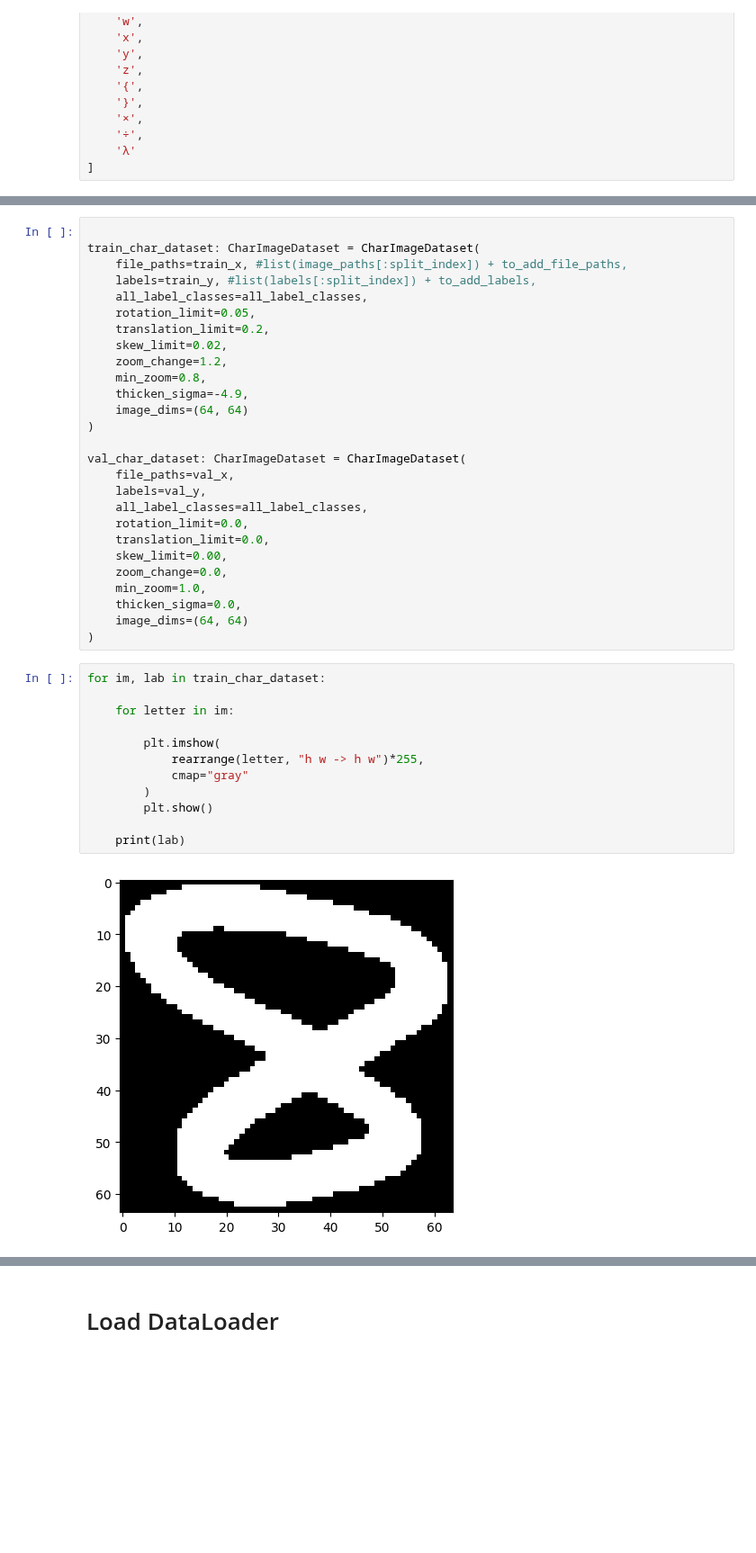
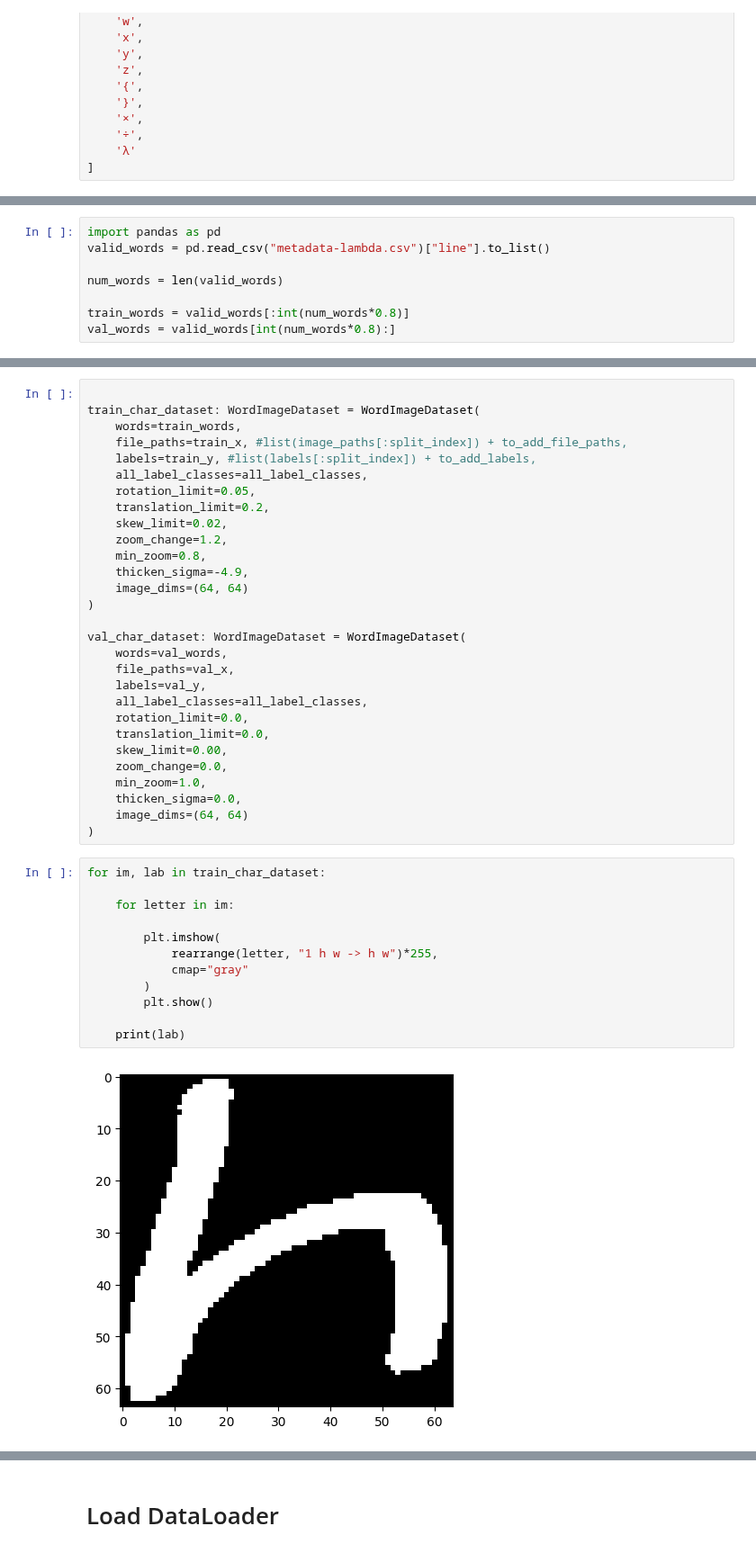
Before and after one commit to A-Team-Name/ocr-model-training, a Jupyter notebook: src/cnn_rnn/main.ipynb, the cells around one changed output, grey strips where cells are left out. Shown at 90% size. Drawn from its saved outputs; the diff is of its cells as text; blank space fills up the shorter version.

```diff
--- a/src/cnn_rnn/main.ipynb
+++ b/src/cnn_rnn/main.ipynb
@@ -376,0 +379,8 @@ all_label_classes = [
+# %%
+import pandas as pd
+valid_words = pd.read_csv("metadata-lambda.csv")["line"].to_list()
+
+num_words = len(valid_words)
+
+train_words = valid_words[:int(num_words*0.8)]
+val_words = valid_words[int(num_words*0.8):]
@@ -377,6 +389,7 @@ all_label_classes = [
 # %%
 
-train_char_dataset: CharImageDataset = CharImageDataset(
+train_char_dataset: WordImageDataset = WordImageDataset(
+    words=train_words,
     file_paths=train_x, #list(image_paths[:split_index]) + to_add_file_paths,
     labels=train_y, #list(labels[:split_index]) + to_add_labels,
     all_label_classes=all_label_classes,
@@ -389,7 +402,8 @@ train_char_dataset: CharImageDataset = CharImageDataset(
     image_dims=(64, 64)
 )
 
-val_char_dataset: CharImageDataset = CharImageDataset(
+val_char_dataset: WordImageDataset = WordImageDataset(
+    words=val_words,
     file_paths=val_x,
     labels=val_y,
     all_label_classes=all_label_classes,
@@ -404,14 +418,14 @@ val_char_dataset: CharImageDataset = CharImageDataset(
 # %%
 for im, lab in train_char_dataset:
 
     for letter in im:
 
         plt.imshow(
-            rearrange(letter, "h w -> h w")*255,
+            rearrange(letter, "1 h w -> h w")*255,
             cmap="gray"
         )
         plt.show()
 
     print(lab)
 # %% [output]
-[figure, old version]
+[figure, new version]
```
Also changed, not shown: parts of 6 cells of this notebook.
